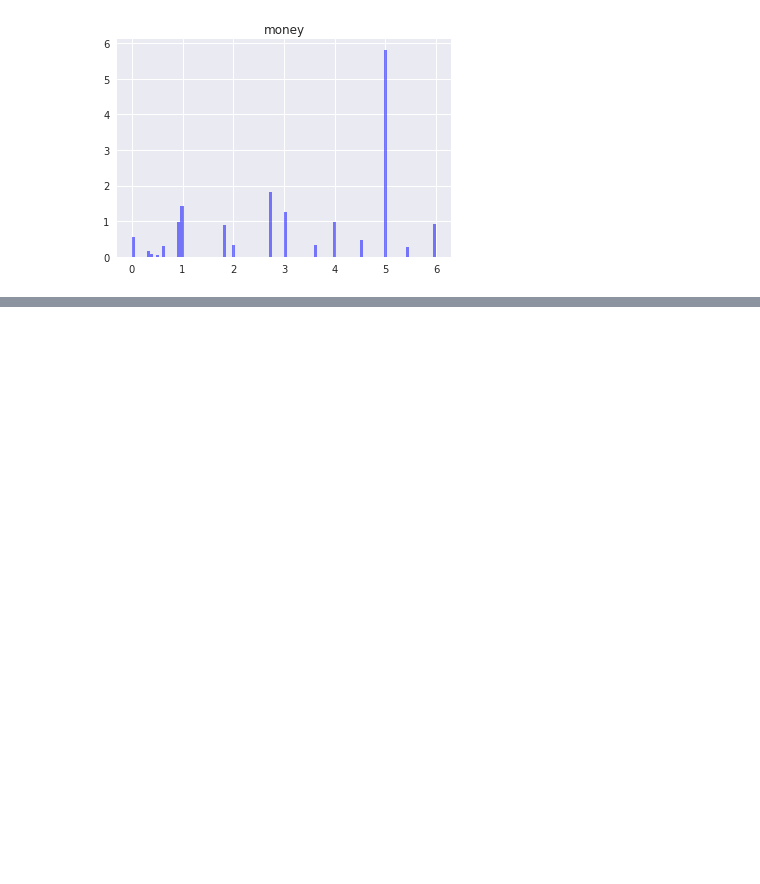
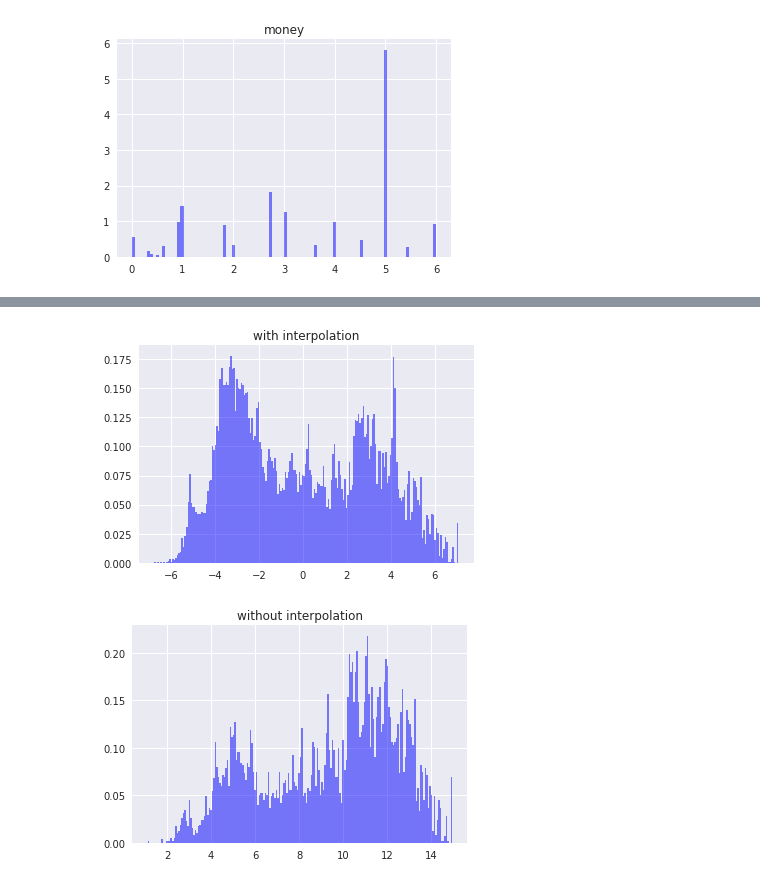
Before and after one commit to jaewshin/turchin, a Jupyter notebook: jupyter/histogram.ipynb, the cells around one changed output, grey strips where cells are left out. Drawn from its saved outputs; the diff is of its cells as text; code cells hidden in the pictures; blank space fills up the shorter version.

```diff
--- a/jupyter/histogram.ipynb
+++ b/jupyter/histogram.ipynb
@@ -123,0 +200,56 @@ for cc in range(9):
+# %%
+# linear interpolation of missing time periods
+time_features = features + ['Time']
+data = pnas_data1.loc[:, features].values
+
+
+added_rows = list()
+for impute_step in range(1, 21):
+    # 1) polity-based interpolation
+    impute_set = pnas_data1[pnas_data1.irep==impute_step]
+    unique_region = impute_set.NGA.unique().tolist()
+
+    for nga in unique_region:
+        times = sorted(impute_set[impute_set.NGA == nga].Time.unique().tolist())
+        if len(times) != ((max(times)-min(times))/100)+1:
+
+            for time in range(len(times)-1):
+                if times[time+1]-times[time] != 100:
+
+                    # linear interpolation
+                    feature_val1 = impute_set[(impute_set.NGA == nga) &
+                                               (impute_set.Time == times[time])].loc[:, features].values.tolist()[0]
+                    feature_val2 = impute_set[(impute_set.NGA == nga) &
+                                               (impute_set.Time == times[time+1])].loc[:, features].values.tolist()[0]
+                    diff = [i-j for i,j in zip(feature_val2, feature_val1)]
+                    num_steps = int((times[time+1]-times[time])/100)
+
+                    for i in range(1, num_steps):
+                        diff_step = [(i/num_steps)*j for j in diff]
+                        interpol = [k+l for k, l in zip(diff_step, feature_val1)]
+                        added_rows.append(interpol)
+
+added_rows = np.asarray(added_rows)
+data_matrix = np.vstack((data, added_rows)) # add interpolated rows to the original data matrix
+P, D, Q = svd(data_matrix)
+proj = np.matmul(data_matrix, Q.T[:,0]) # project interpolated rows (as well as the original data) on principal axis
+init = np.matmul(data, Q.T[:,0])
+
+num_bins = 200
+
+n, bins, patches = plt.hist(proj, num_bins, normed=1, facecolor='blue', alpha=0.5)
+
+plt.title('with interpolation')
+plt.legend()
+plt.show()
+plt.close()
+
+n, bins, patches = plt.hist(init, num_bins, normed=1, facecolor='blue', alpha=0.5)
+
+plt.title('without interpolation')
+plt.legend()
+plt.show()
+plt.close()
+# %% [output]
+[figure, added]
+[figure, added]
```
Also changed, not shown: parts of 3 cells of this notebook.
